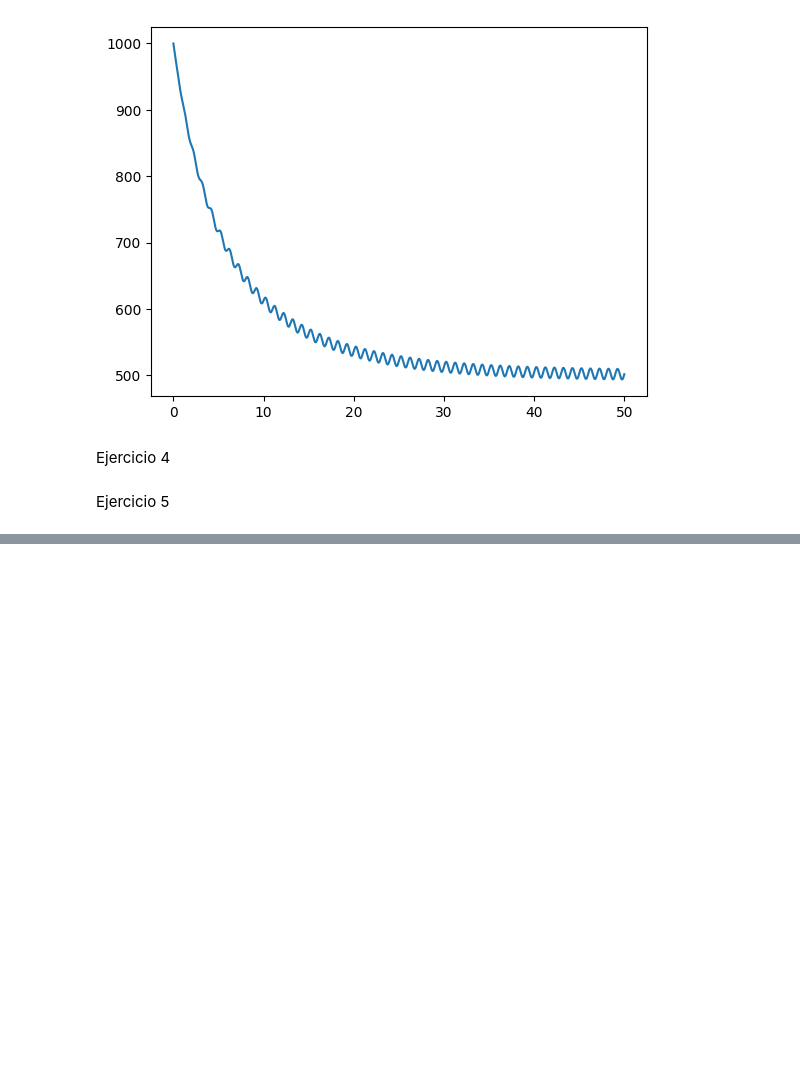
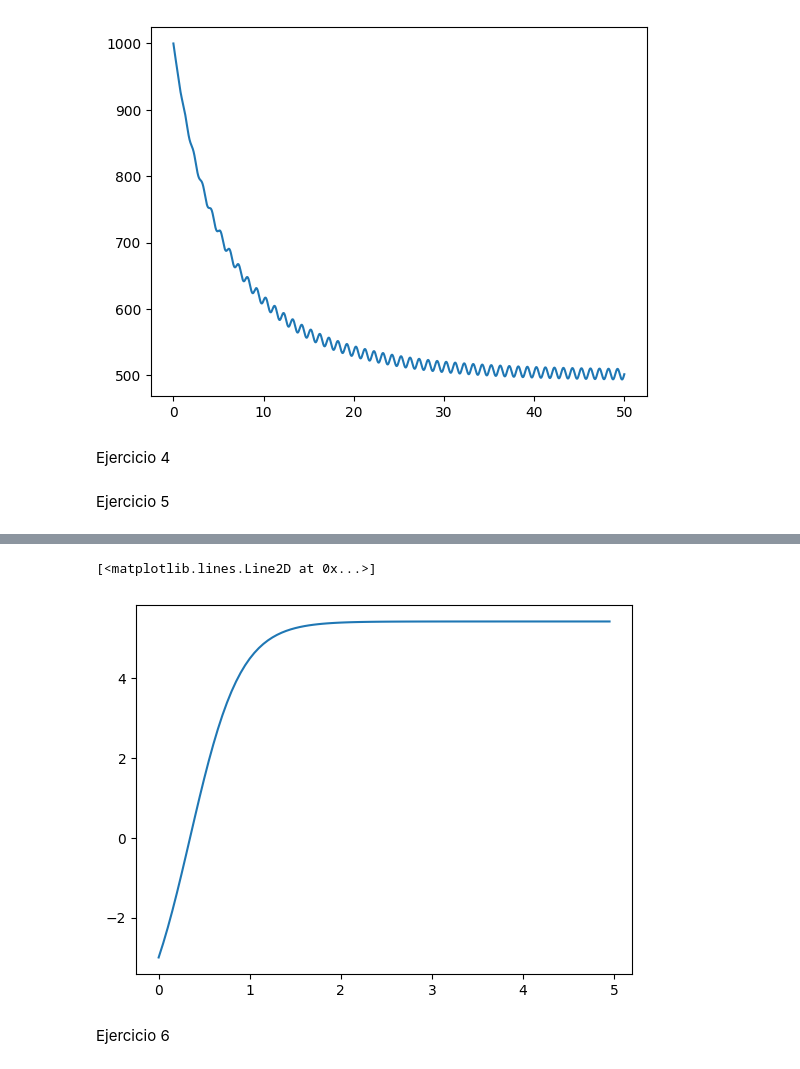
Before and after one commit to bravoivanagustin/ModCont, a Jupyter notebook: guias/guia1labo.ipynb, the cells around one changed output, grey strips where cells are left out. Cells and saved outputs as stored; diff of their text form; code cells hidden in the pictures; blank space fills up the shorter version.

```diff
--- a/guias/guia1labo.ipynb
+++ b/guias/guia1labo.ipynb
@@ -174,0 +174,7 @@ ValueError: could not broadcast input array from shape (2,2,2) into shape (2,)
+# %%
+plt.plot(t,v[1])
+# %% [output]
+[<matplotlib.lines.Line2D at 0x...>]
+[figure, added]
+# %% [markdown]
+Ejercicio 6
```
Also changed, not shown: parts of 54 cells of this notebook.
